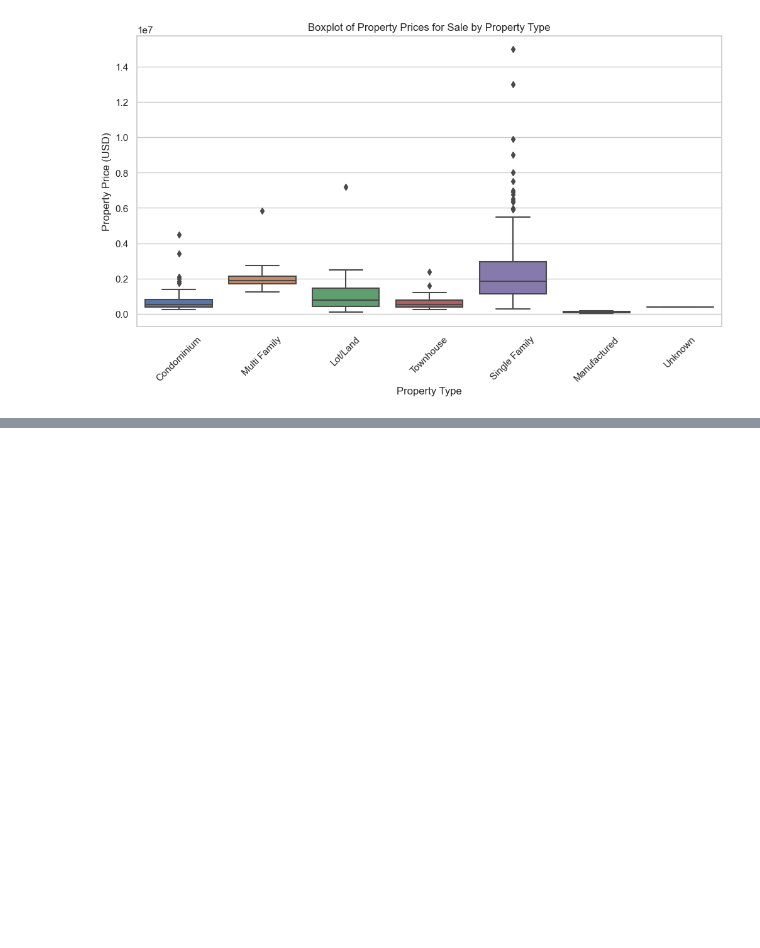
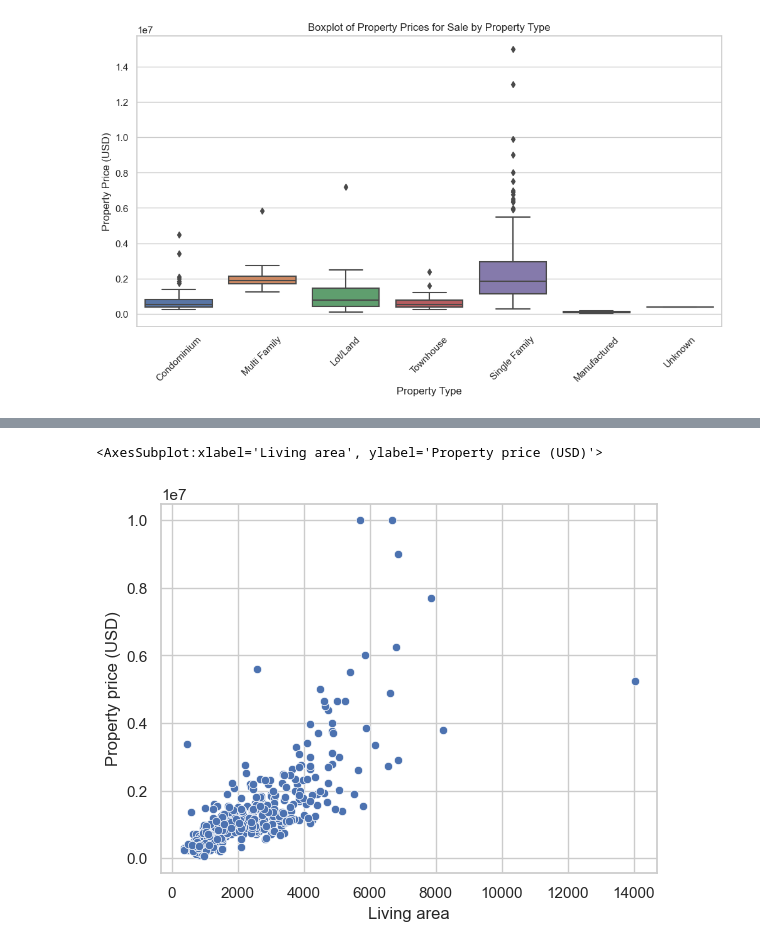
Before and after one commit to SUPERINTIALD/CSCI_4502_5502_Data_Mining_Final_Project, a Jupyter notebook: Market-Analysis.ipynb, the cells around one changed output, grey strips where cells are left out. Saved outputs shown, nothing was run; the diff lists cells and outputs as text; code cells hidden in the pictures; blank space fills up the shorter version.

```diff
--- a/Market-Analysis.ipynb
+++ b/Market-Analysis.ipynb
@@ -262,0 +401,5 @@ plt.show()
+# %%
+sns.scatterplot(data=soldDF, x="Living area", y="Property price (USD)")
+# %% [output]
+<AxesSubplot:xlabel='Living area', ylabel='Property price (USD)'>
+[figure, added]
```
Also changed, not shown: parts of 18 cells of this notebook.
